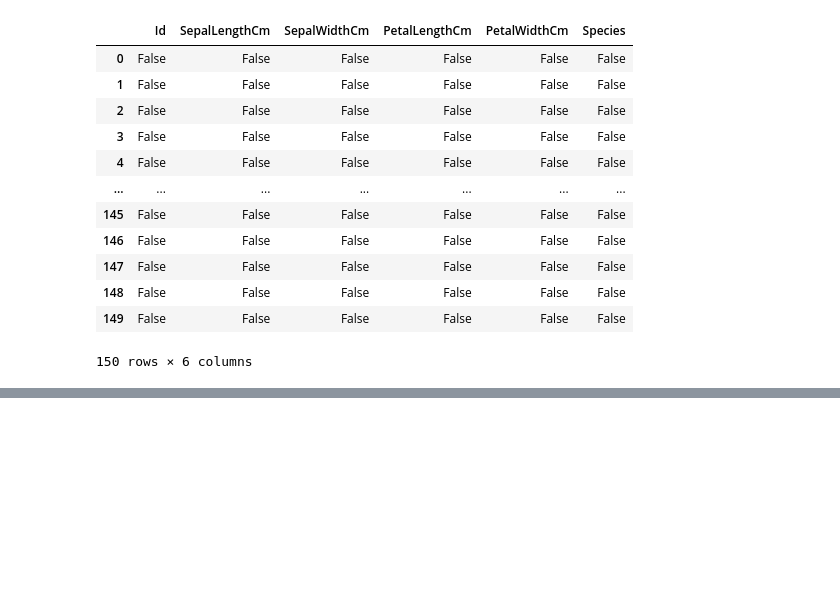
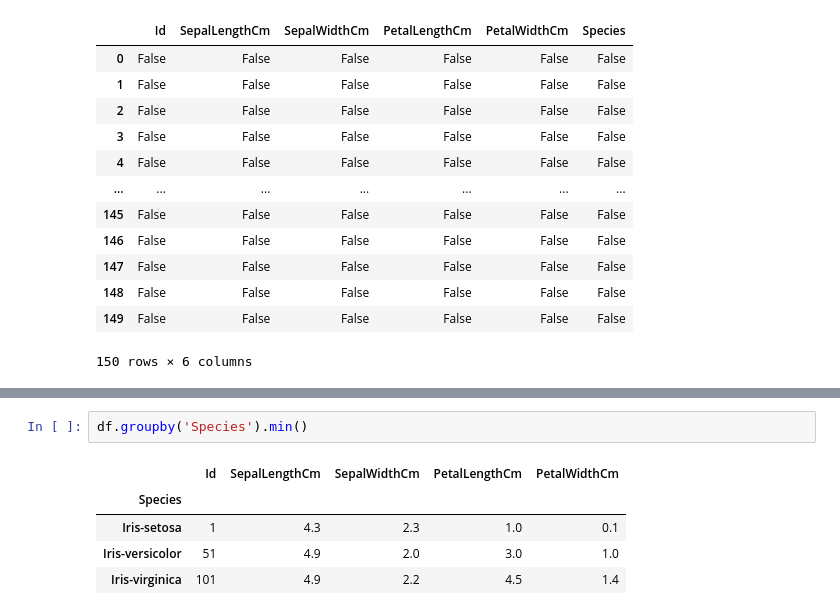
Before and after one commit to wrixd/iris_data_set_analysis, a Jupyter notebook: iris_data_set_analysis.ipynb, the cells around one changed output, grey strips where cells are left out. Drawn from its saved outputs; the diff is of its cells as text; blank space fills up the shorter version.

```diff
--- a/iris_data_set_analysis.ipynb
+++ b/iris_data_set_analysis.ipynb
@@ -99,0 +146,8 @@ dtype: int64
+# %%
+df.groupby('Species').min()
+# %% [output]
+|  | Id | SepalLengthCm | SepalWidthCm | PetalLengthCm | PetalWidthCm |
+| Species |  |  |  |  |  |
+| Iris-setosa | 1 | 4.3 | 2.3 | 1.0 | 0.1 |
+| Iris-versicolor | 51 | 4.9 | 2.0 | 3.0 | 1.0 |
+| Iris-virginica | 101 | 4.9 | 2.2 | 4.5 | 1.4 |
```
Also changed, not shown: parts of 11 cells of this notebook.
